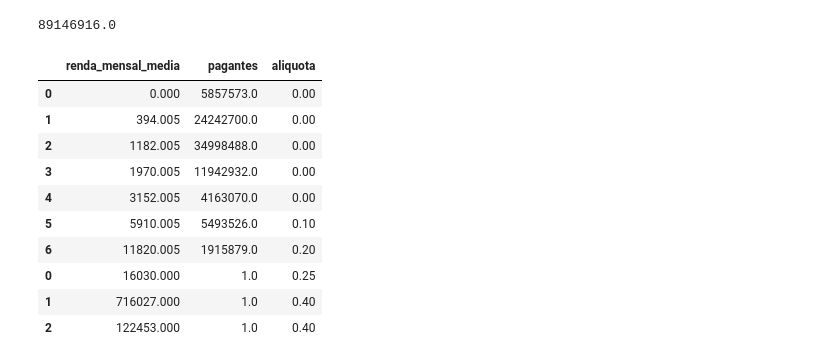
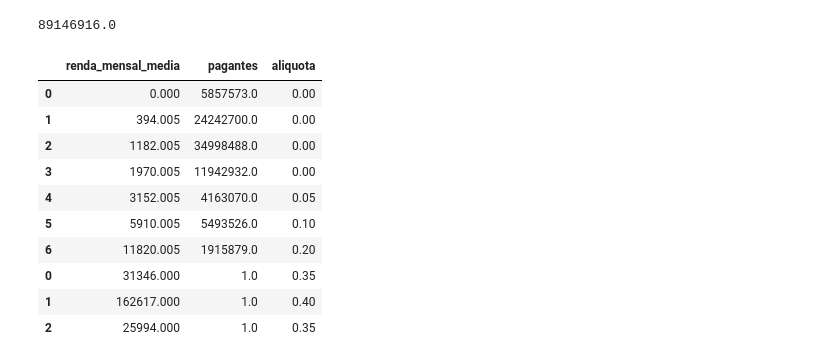
Before and after one commit to hugolouzada/TaxBracketBr, a Jupyter notebook: NewTaxBrackets.ipynb, the cells around one changed output. Saved outputs shown, nothing was run; the diff lists cells and outputs as text; code cells hidden in the pictures.

```diff
--- a/NewTaxBrackets.ipynb
+++ b/NewTaxBrackets.ipynb
@@ -430,5 +447,5 @@ Prosseguindo, vamos simular a renda das cerca de 500mil pessoas da última faixa
 # %%
-lim_sup_r = int(1e6)
+lim_sup_r = int(0.5e6)
 
 from random import choices
 
@@ -509,36 +526,36 @@ sum(pl2015_bracket_revenue_pnad['pagantes'])
 # %%
 pnad_nova_completa = pd.concat([pl2015_bracket_revenue_pnad[['renda_mensal_media','pagantes']][0:7],
                                 rich_people_df[['renda_mensal_media','pagantes']]])
 
 pl2015_taxbrackets['renda_mensal_max'][8] = lim_sup_r+1
 
 aliquotas = []
 for renda_media in pnad_nova_completa['renda_mensal_media']:
     aliquota_set = 0
 
     for i, row in pl2015_taxbrackets.iterrows():
         if renda_media >= row['renda_mensal_min'] and (renda_media <= row['renda_mensal_max'] or np.isnan(row['renda_mensal_max'])):
             aliquotas.append(row['aliquota'])
             aliquota_set=1
     if aliquota_set == 0:
         print(renda_media)
 
 pnad_nova_completa['aliquota'] = aliquotas
 
-pnad_nova_completa['aliquota'][4] = pnad_nova_completa['aliquota'][1]
+pnad_nova_completa['aliquota'][4] = pl2015_taxbrackets['aliquota'][1]
 pnad_nova_completa.head(10)
 # %% [output]
 |  | renda_mensal_media | pagantes | aliquota |
 | 0 | 0.000 | 5857573.0 | 0.00 |
 | 1 | 394.005 | 24242700.0 | 0.00 |
 | 2 | 1182.005 | 34998488.0 | 0.00 |
 | 3 | 1970.005 | 11942932.0 | 0.00 |
-| 4 | 3152.005 | 4163070.0 | 0.00 |
+| 4 | 3152.005 | 4163070.0 | 0.05 |
 | 5 | 5910.005 | 5493526.0 | 0.10 |
 | 6 | 11820.005 | 1915879.0 | 0.20 |
-| 0 | 16030.000 | 1.0 | 0.25 |
-| 1 | 716027.000 | 1.0 | 0.40 |
-| 2 | 122453.000 | 1.0 | 0.40 |
+| 0 | 31346.000 | 1.0 | 0.35 |
+| 1 | 162617.000 | 1.0 | 0.40 |
+| 2 | 25994.000 | 1.0 | 0.35 |
 # %%
 pnad_nova_completa['pagantes'] = pnad_nova_completa['pagantes']*(1-D_2)
 # %%
```
Also changed, not shown: parts of 23 cells of this notebook, 2 other files.
